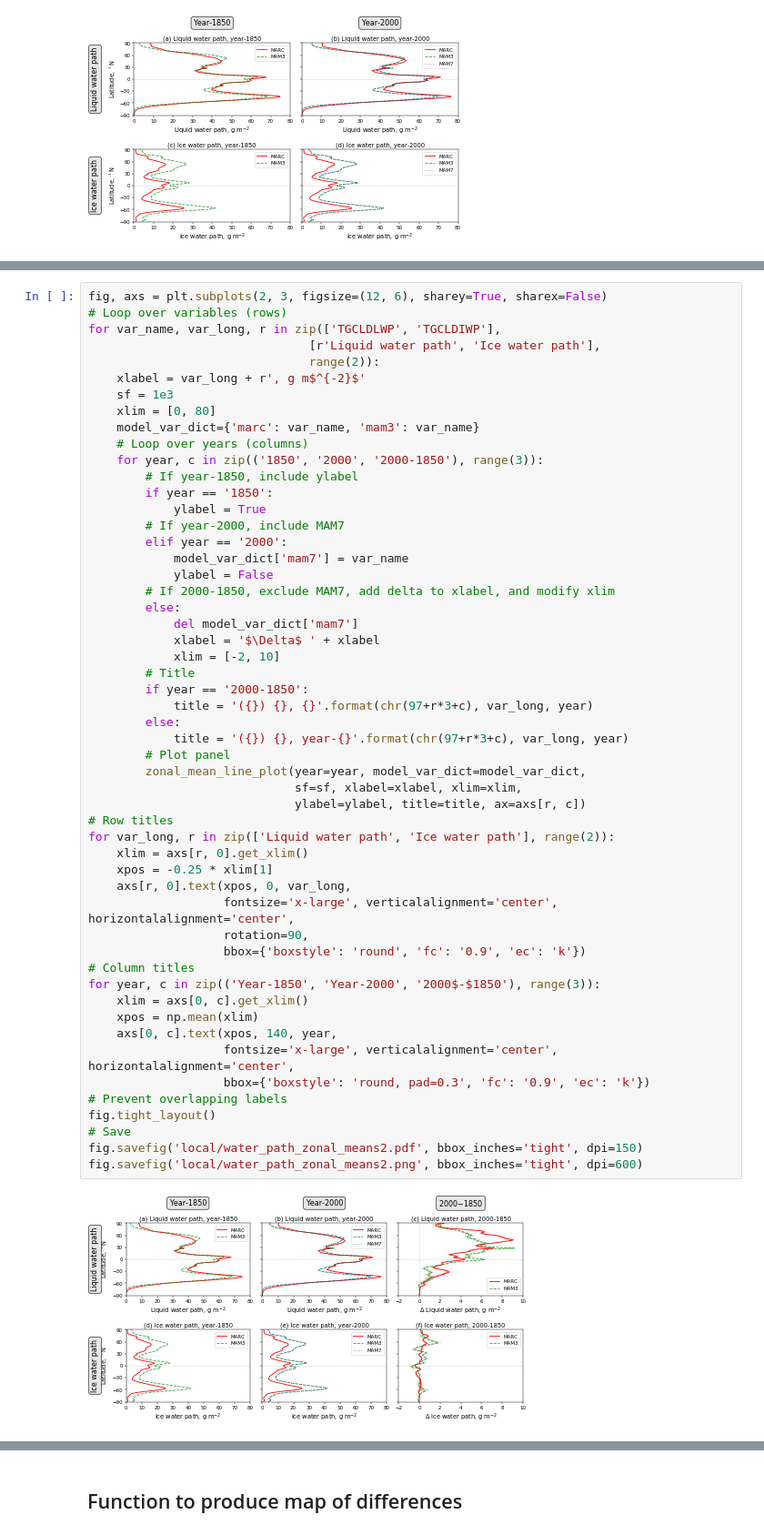
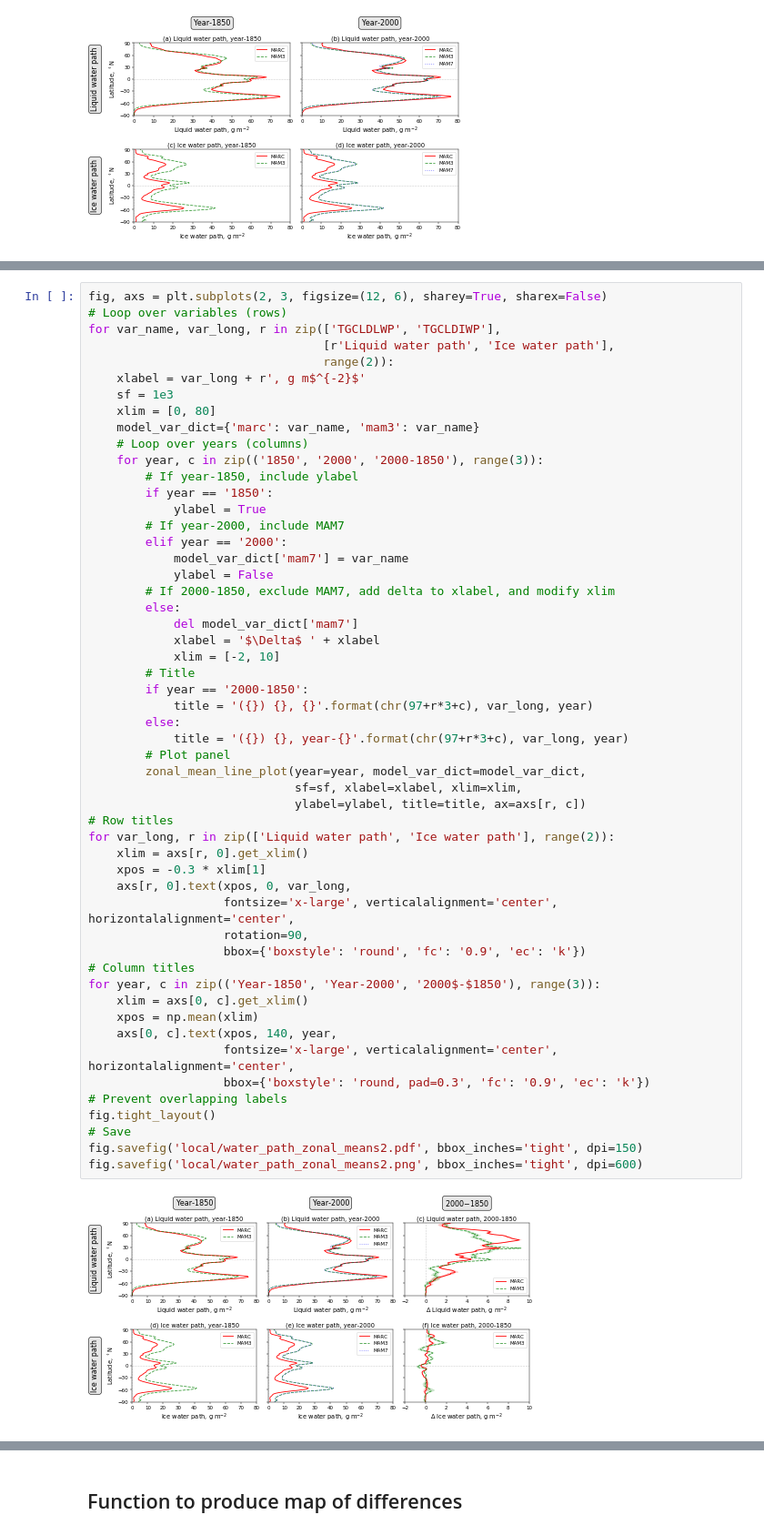
Before and after one commit to grandey/p17c-marc-comparison, a Jupyter notebook: analysis_prelim/analysis_prelim_p17c.ipynb, the cells around one changed output, grey strips where cells are left out. Shown at 91% size. Cells and saved outputs as stored; diff of their text form.

```diff
--- a/analysis_prelim/analysis_prelim_p17c.ipynb
+++ b/analysis_prelim/analysis_prelim_p17c.ipynb
@@ -478,8 +478,8 @@ fig.savefig('local/water_path_zonal_means.pdf', bbox_inches='tight', dpi=150)
 fig, axs = plt.subplots(2, 3, figsize=(12, 6), sharey=True, sharex=False)
 # Loop over variables (rows)
 for var_name, var_long, r in zip(['TGCLDLWP', 'TGCLDIWP'],
-                               [r'Liquid water path', 'Ice water path'],
-                               range(2)):
+                                 [r'Liquid water path', 'Ice water path'],
+                                 range(2)):
     xlabel = var_long + r', g m$^{-2}$'
     sf = 1e3
     xlim = [0, 80]
@@ -500,33 +500,33 @@ for var_name, var_long, r in zip(['TGCLDLWP', 'TGCLDIWP'],
             xlim = [-2, 10]
         # Title
         if year == '2000-1850':
             title = '({}) {}, {}'.format(chr(97+r*3+c), var_long, year)
         else:
             title = '({}) {}, year-{}'.format(chr(97+r*3+c), var_long, year)
         # Plot panel
         zonal_mean_line_plot(year=year, model_var_dict=model_var_dict,
                              sf=sf, xlabel=xlabel, xlim=xlim,
                              ylabel=ylabel, title=title, ax=axs[r, c])
 # Row titles
 for var_long, r in zip(['Liquid water path', 'Ice water path'], range(2)):
     xlim = axs[r, 0].get_xlim()
-    xpos = -0.25 * xlim[1]
+    xpos = -0.3 * xlim[1]
     axs[r, 0].text(xpos, 0, var_long,
                    fontsize='x-large', verticalalignment='center', horizontalalignment='center',
                    rotation=90,
                    bbox={'boxstyle': 'round', 'fc': '0.9', 'ec': 'k'})
 # Column titles
 for year, c in zip(('Year-1850', 'Year-2000', '2000$-$1850'), range(3)):
     xlim = axs[0, c].get_xlim()
     xpos = np.mean(xlim)
     axs[0, c].text(xpos, 140, year,
                    fontsize='x-large', verticalalignment='center', horizontalalignment='center',
                    bbox={'boxstyle': 'round, pad=0.3', 'fc': '0.9', 'ec': 'k'})
 # Prevent overlapping labels
 fig.tight_layout()
 # Save
 fig.savefig('local/water_path_zonal_means2.pdf', bbox_inches='tight', dpi=150)
 fig.savefig('local/water_path_zonal_means2.png', bbox_inches='tight', dpi=600)
 # %% [output]
-[figure, old version]
+[figure, new version]
 # %% [markdown]
```
Also changed, not shown: parts of 9 cells of this notebook.
